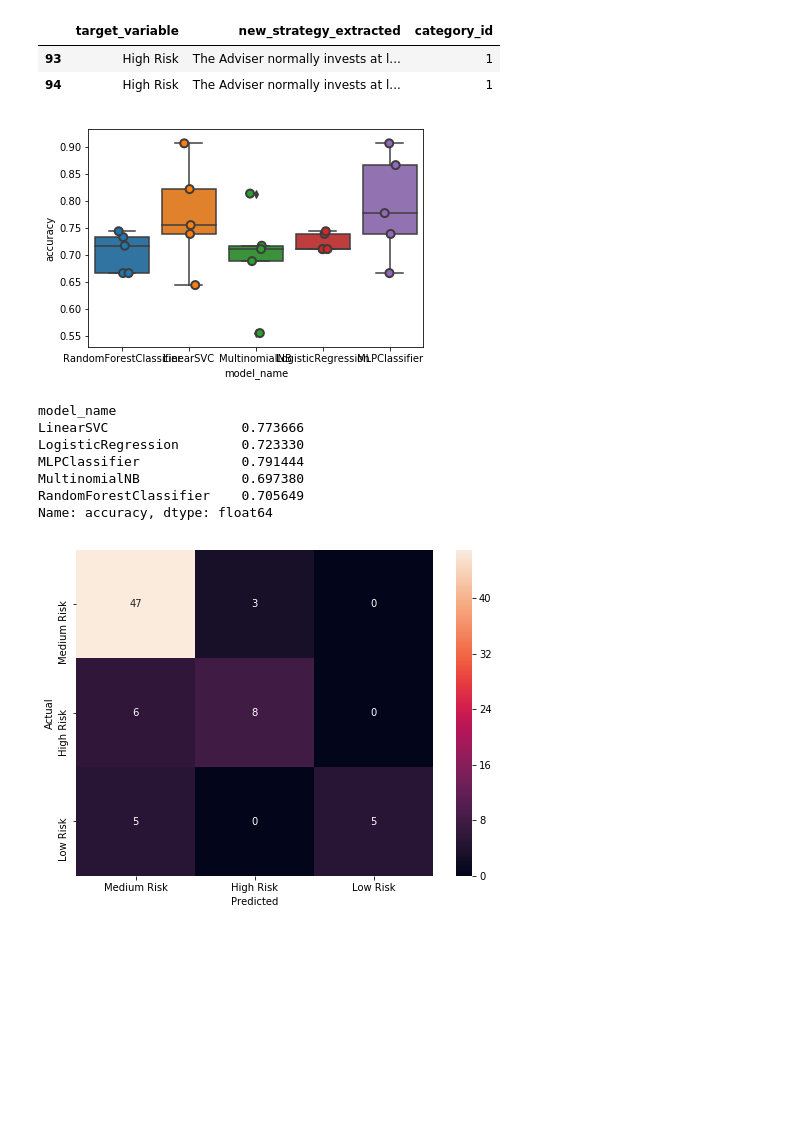
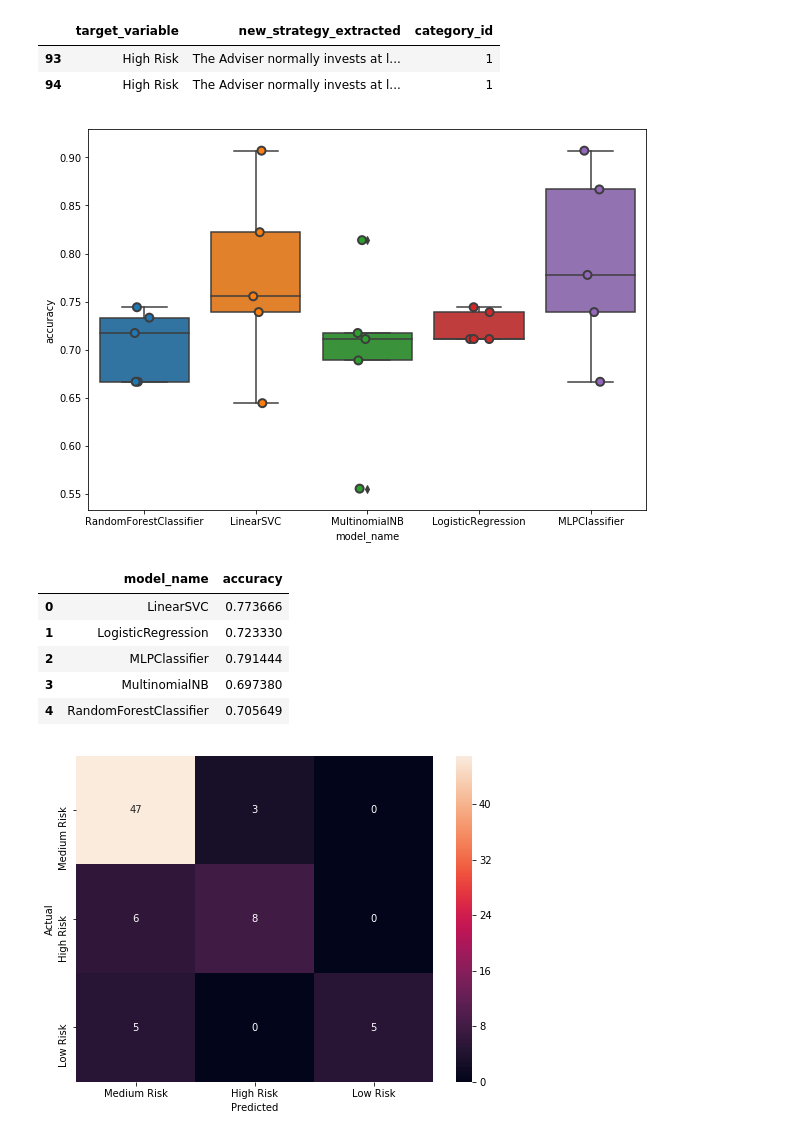
Before and after one commit to jimmyshah83/deep_learning, a Jupyter notebook: Text_Classification.ipynb, the cells around one changed output. Saved outputs shown, nothing was run; the diff lists cells and outputs as text; code cells hidden in the pictures; blank space fills up the shorter version.

```diff
--- a/Text_Classification.ipynb
+++ b/Text_Classification.ipynb
@@ -16,7 +19,7 @@ from sklearn.neural_network import MLPClassifier
 # %% [markdown]
 ## Importing Dataset
 # %%
-df = pd.read_excel (r'C:/Users/334461373/Downloads/projectdata/projectdatanew.xlsx')
+df = pd.read_excel(r'C:/Users/314433012/Desktop/New/projectdatanew.xlsx')
 # %% [markdown]
 ## Exploratory Data Analysis
 # %%
@@ -211,23 +214,25 @@ for model in models:
 cv_df = pd.DataFrame(entries, columns=['model_name', 'fold_idx', 'accuracy'])
 # %%
 import seaborn as sns
-
+%matplotlib inline
+plt.figure(figsize = (10,7))
 sns.boxplot(x='model_name', y='accuracy', data=cv_df)
 sns.stripplot(x='model_name', y='accuracy', data=cv_df,
               size=8, jitter=True, edgecolor="gray", linewidth=2)
 plt.show()
 # %% [output]
-[figure, old version]
+[figure, new version]
 # %%
-cv_df.groupby('model_name').accuracy.mean()
+df1 = cv_df.groupby('model_name').accuracy.mean()
+df2 = df1.to_frame().reset_index()
+df2
 # %% [output]
-model_name
-LinearSVC                 0.773666
-LogisticRegression        0.723330
-MLPClassifier             0.791444
-MultinomialNB             0.697380
-RandomForestClassifier    0.705649
-Name: accuracy, dtype: float64
+|  | model_name | accuracy |
+| 0 | LinearSVC | 0.773666 |
+| 1 | LogisticRegression | 0.723330 |
+| 2 | MLPClassifier | 0.791444 |
+| 3 | MultinomialNB | 0.697380 |
+| 4 | RandomForestClassifier | 0.705649 |
 # %%
 from sklearn.model_selection import train_test_split
 
```
Also changed, not shown: parts of 6 cells of this notebook.
